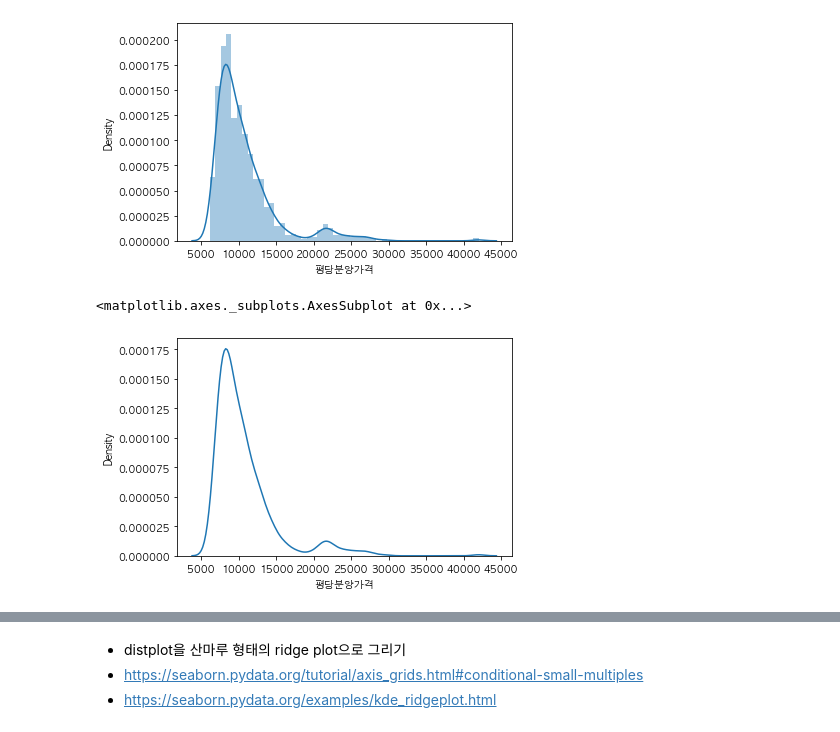
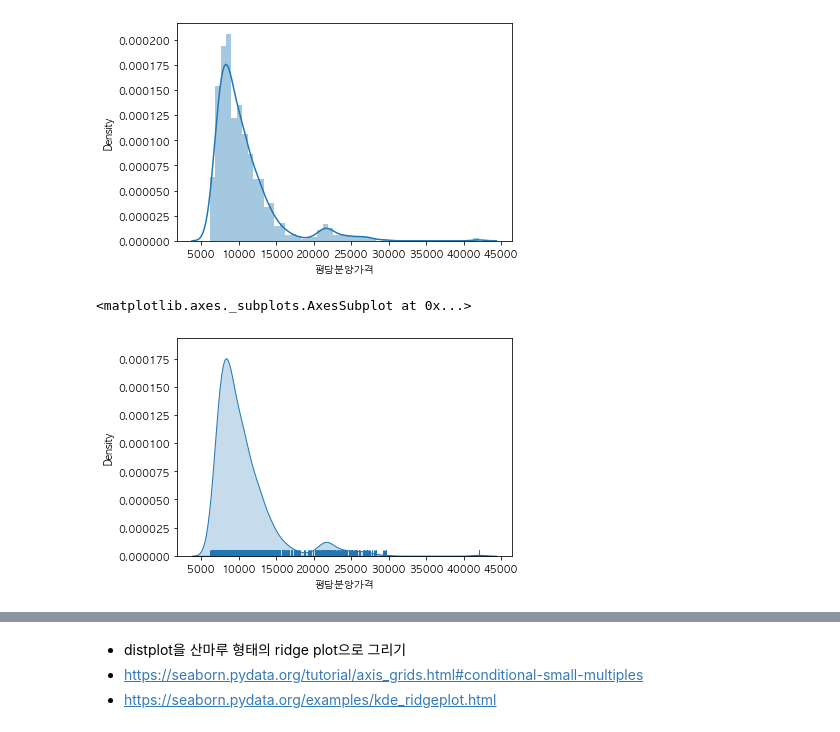
Before and after one commit to corazzon/open-data-analysis-basic, a Jupyter notebook: 01-apt-price-output.ipynb, the cells around one changed output, grey strips where cells are left out. Saved outputs shown, nothing was run; the diff lists cells and outputs as text; code cells hidden in the pictures.

```diff
--- a/01-apt-price-output.ipynb
+++ b/01-apt-price-output.ipynb
@@ -753,7 +811,8 @@ sns.distplot(price)
 [figure]
 # %%
 # sns.distplot(price, hist=False, rug=True)
-sns.kdeplot(price)
+sns.kdeplot(price, shade=True)
+sns.rugplot(price)
 # %% [output]
 <matplotlib.axes._subplots.AxesSubplot at 0x...>
-[figure, old version]
+[figure, new version]
```
Also changed, not shown: parts of 11 cells of this notebook.
